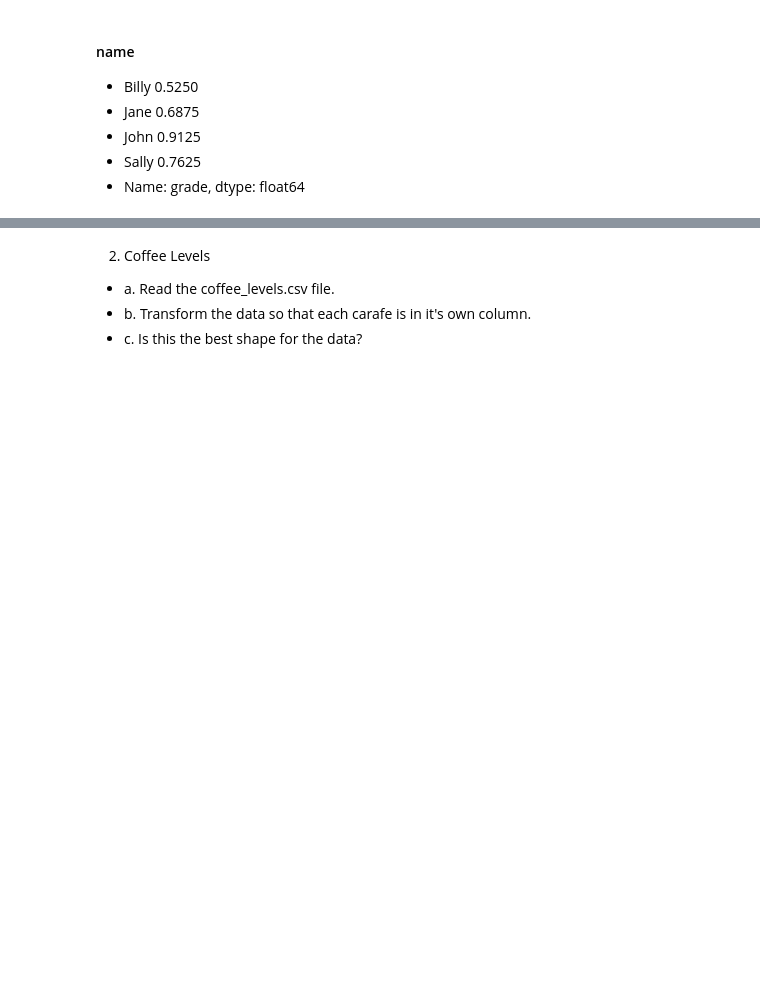
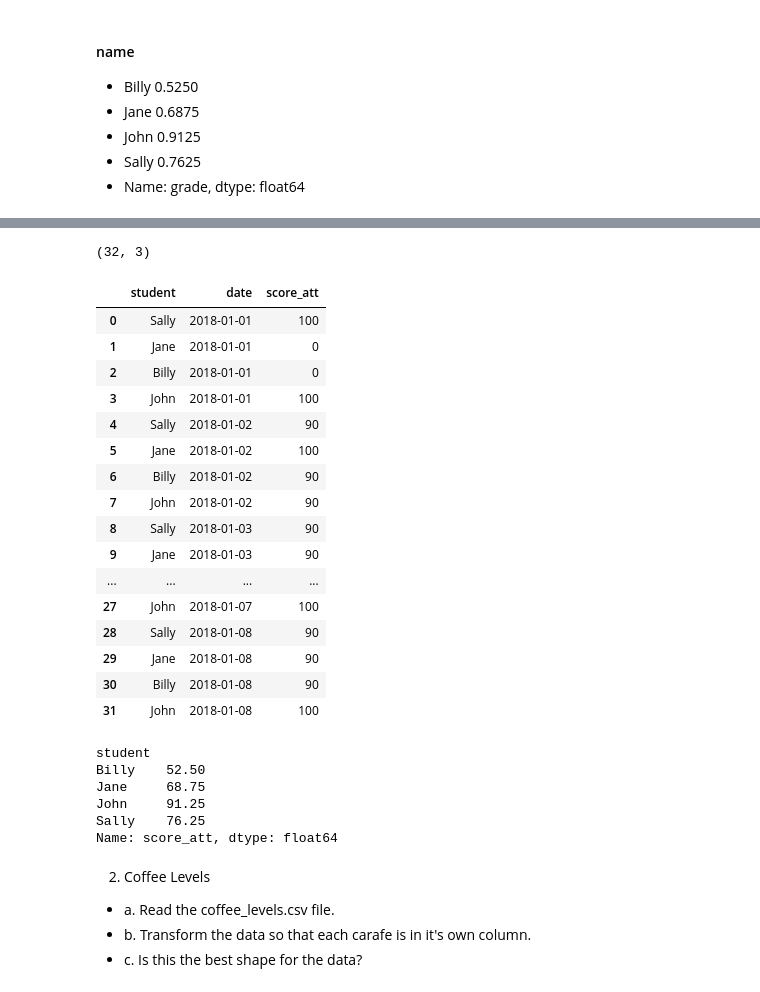
Before and after one commit to ArnolValadezRodriguez/classification-exercises, a Jupyter notebook: tidy_data.ipynb, the cells around one changed output, grey strips where cells are left out. Drawn from its saved outputs; the diff is of its cells as text; code cells hidden in the pictures; blank space fills up the shorter version.

Commit message:
add exercisesto untidy data

```diff
--- a/tidy_data.ipynb
+++ b/tidy_data.ipynb
@@ -13,3 +18,6 @@ You should end up with something like this:
 - John     0.9125
 - Sally    0.7625
 - Name: grade, dtype: float64
+# %%
+attendance = pd.read_csv('untidy-data/attendance.csv')
+attendance
@@ -15,0 +30,5 @@ You should end up with something like this:
+# %%
+attendance_melt = attendance.melt(id_vars = ['Unnamed: 0'],
+                         var_name = 'date',
+                         value_name = 'attendance')
+attendance_melt.head()
@@ -15,0 +42,3 @@ You should end up with something like this:
+# %%
+attendance_melt = attendance_melt.rename(columns={'Unnamed: 0': 'student'})
+attendance_melt.head()
@@ -16,3 +52,39 @@ You should end up with something like this:
+# %%
+attendance_melt.shape
+# %% [output]
+(32, 3)
+# %%
+score_att = {'P': 100,'H': 50,'T': 90,'A':0,}
+attendance_melt['score_att'] = attendance_melt.attendance.map(score_att)
+# %%
+attendance_melt.drop(columns = 'attendance')
+# %% [output]
+|  | student | date | score_att |
+| 0 | Sally | 2018-01-01 | 100 |
+| 1 | Jane | 2018-01-01 | 0 |
+| 2 | Billy | 2018-01-01 | 0 |
+| 3 | John | 2018-01-01 | 100 |
+| 4 | Sally | 2018-01-02 | 90 |
+| 5 | Jane | 2018-01-02 | 100 |
+| 6 | Billy | 2018-01-02 | 90 |
+| 7 | John | 2018-01-02 | 90 |
+| 8 | Sally | 2018-01-03 | 90 |
+| 9 | Jane | 2018-01-03 | 90 |
+| ... | ... | ... | ... |
+| 27 | John | 2018-01-07 | 100 |
+| 28 | Sally | 2018-01-08 | 90 |
+| 29 | Jane | 2018-01-08 | 90 |
+| 30 | Billy | 2018-01-08 | 90 |
+| 31 | John | 2018-01-08 | 100 |
+# %%
+attendance_melt.groupby('student').score_att.mean()
+# %% [output]
+student
+Billy    52.50
+Jane     68.75
+John     91.25
+Sally    76.25
+Name: score_att, dtype: float64
 # %% [markdown]
 2. Coffee Levels
 - a. Read the coffee_levels.csv file.
```
Also changed, not shown: parts of 20 cells of this notebook, 1 other file.
